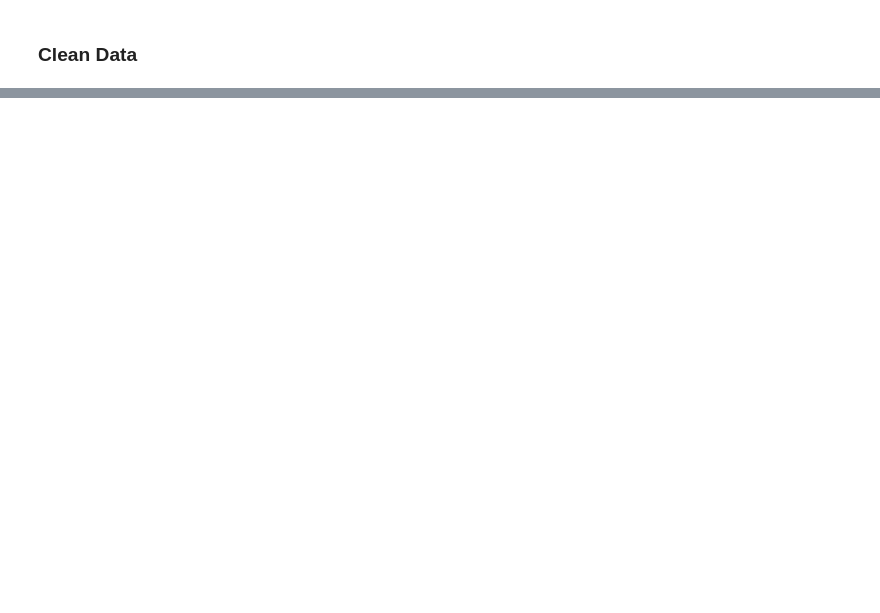
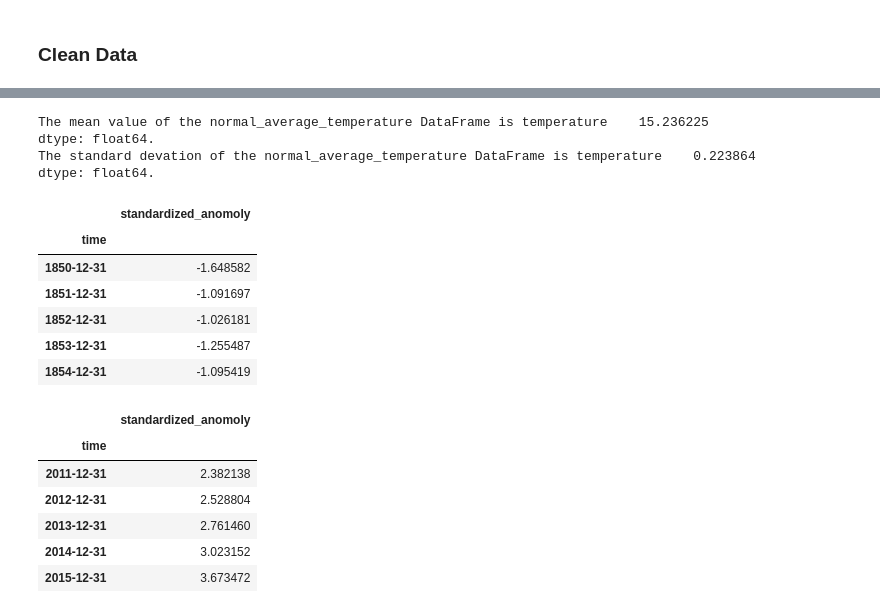
Before and after one commit to joshuacreveling/Group_Project_1, a Jupyter notebook: commodities_prices_vs_climate_change.ipynb, the cells around one changed output, grey strips where cells are left out. Drawn from its saved outputs; the diff is of its cells as text; code cells hidden in the pictures; blank space fills up the shorter version.

```diff
--- a/commodities_prices_vs_climate_change.ipynb
+++ b/commodities_prices_vs_climate_change.ipynb
@@ -138,0 +173,38 @@ land_global_temperature_year.hvplot()
+# %%
+# Find the mean value and standard deviation of the normal_average_temperature DataFrame
+mean = normal_average_temperature.mean()
+std_dev = normal_average_temperature.std()
+
+# Review the mean value and standard deviation
+print(f"The mean value of the normal_average_temperature DataFrame is {mean}.")
+print(f"The standard devation of the normal_average_temperature DataFrame is {std_dev}.")
+# %% [output]
+The mean value of the normal_average_temperature DataFrame is temperature    15.236225
+dtype: float64.
+The standard devation of the normal_average_temperature DataFrame is temperature    0.223864
+dtype: float64.
+# %%
+# Create a new DataFrame containing standardized anomolies normalized to the normal_average_temperature DataFrame.
+standardized_anomoly = (global_temperature_year_df - mean)/std_dev
+
+# Rename column in df
+standardized_anomoly = standardized_anomoly.rename(columns={'temperature':'standardized_anomoly'})
+
+# Review the first 5 and last 5 rows of DataFrame
+display(standardized_anomoly.head())
+display(standardized_anomoly.tail())
+# %% [output]
+|  | standardized_anomoly |
+| time |  |
+| 1850-12-31 | -1.648582 |
+| 1851-12-31 | -1.091697 |
+| 1852-12-31 | -1.026181 |
+| 1853-12-31 | -1.255487 |
+| 1854-12-31 | -1.095419 |
+|  | standardized_anomoly |
+| time |  |
+| 2011-12-31 | 2.382138 |
+| 2012-12-31 | 2.528804 |
+| 2013-12-31 | 2.761460 |
+| 2014-12-31 | 3.023152 |
+| 2015-12-31 | 3.673472 |
```
Also changed, not shown: parts of 10 cells of this notebook, 2 other files.
